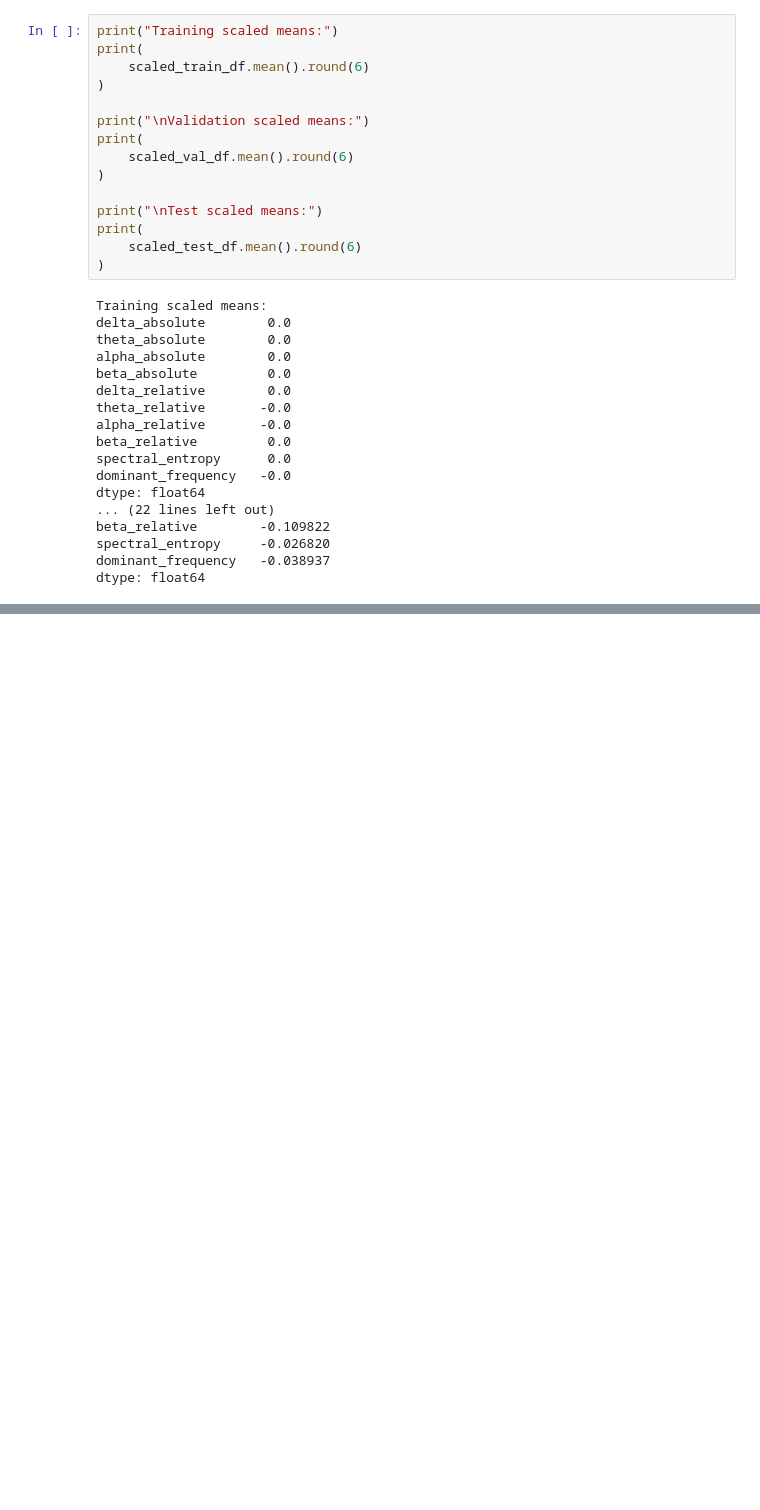
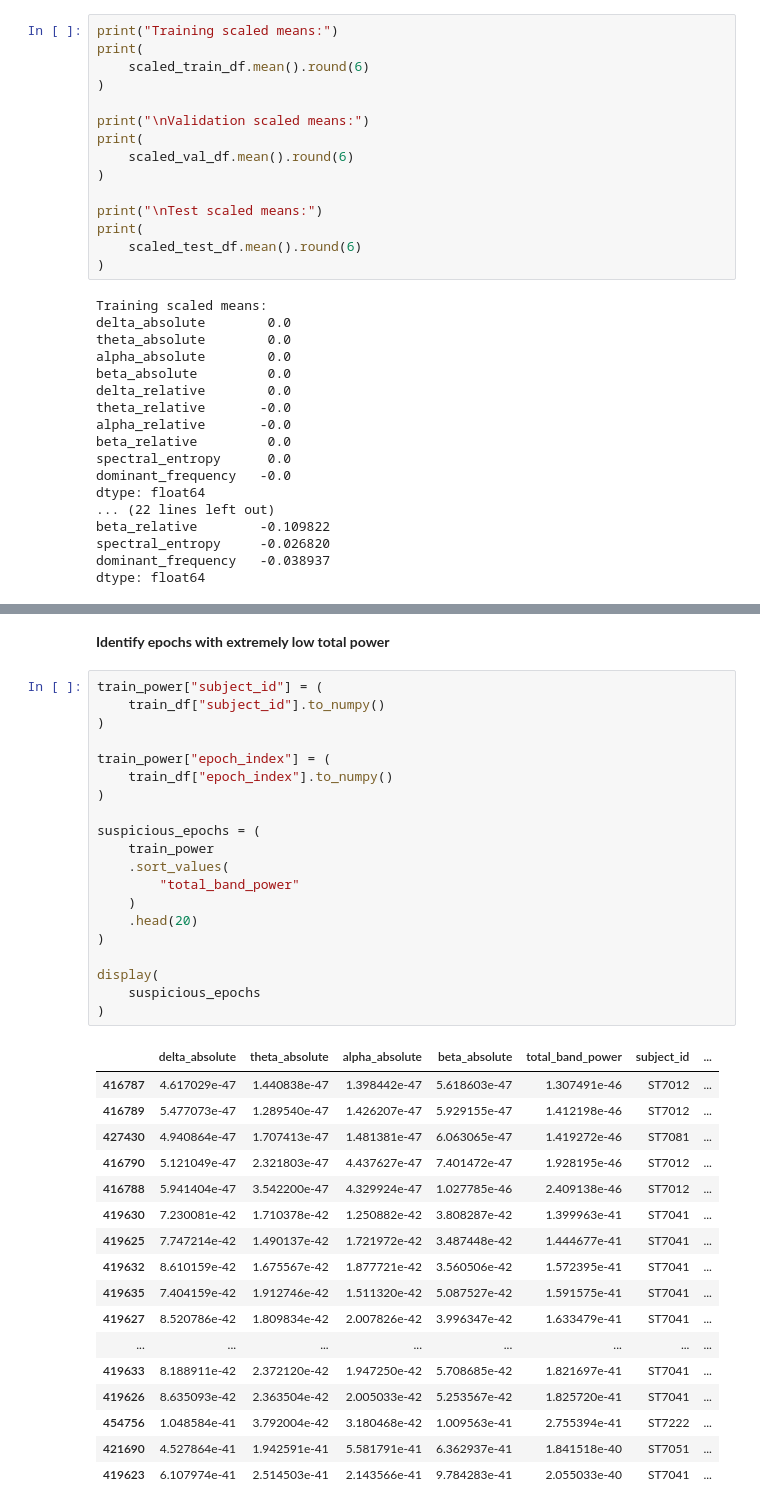
Before and after one commit to ThePral/Sleep-Stage-Prediction, a Jupyter notebook: notebooks/02_dataset_quality_check.ipynb, the cells around one changed output, grey strips where cells are left out. Saved outputs shown, nothing was run; the diff lists cells and outputs as text; blank space fills up the shorter version.

```diff
--- a/notebooks/02_dataset_quality_check.ipynb
+++ b/notebooks/02_dataset_quality_check.ipynb
@@ -1329,0 +1427,40 @@ dtype: float64
+# %% [markdown]
+**Identify epochs with extremely low total power**
+# %%
+train_power["subject_id"] = (
+    train_df["subject_id"].to_numpy()
+)
+
+train_power["epoch_index"] = (
+    train_df["epoch_index"].to_numpy()
+)
+
+suspicious_epochs = (
+    train_power
+    .sort_values(
+        "total_band_power"
+    )
+    .head(20)
+)
+
+display(
+    suspicious_epochs
+)
+# %% [output]
+|  | delta_absolute | theta_absolute | alpha_absolute | beta_absolute | total_band_power | subject_id | ... |
+| 416787 | 4.617029e-47 | 1.440838e-47 | 1.398442e-47 | 5.618603e-47 | 1.307491e-46 | ST7012 | ... |
+| 416789 | 5.477073e-47 | 1.289540e-47 | 1.426207e-47 | 5.929155e-47 | 1.412198e-46 | ST7012 | ... |
+| 427430 | 4.940864e-47 | 1.707413e-47 | 1.481381e-47 | 6.063065e-47 | 1.419272e-46 | ST7081 | ... |
+| 416790 | 5.121049e-47 | 2.321803e-47 | 4.437627e-47 | 7.401472e-47 | 1.928195e-46 | ST7012 | ... |
+| 416788 | 5.941404e-47 | 3.542200e-47 | 4.329924e-47 | 1.027785e-46 | 2.409138e-46 | ST7012 | ... |
+| 419630 | 7.230081e-42 | 1.710378e-42 | 1.250882e-42 | 3.808287e-42 | 1.399963e-41 | ST7041 | ... |
+| 419625 | 7.747214e-42 | 1.490137e-42 | 1.721972e-42 | 3.487448e-42 | 1.444677e-41 | ST7041 | ... |
+| 419632 | 8.610159e-42 | 1.675567e-42 | 1.877721e-42 | 3.560506e-42 | 1.572395e-41 | ST7041 | ... |
+| 419635 | 7.404159e-42 | 1.912746e-42 | 1.511320e-42 | 5.087527e-42 | 1.591575e-41 | ST7041 | ... |
+| 419627 | 8.520786e-42 | 1.809834e-42 | 2.007826e-42 | 3.996347e-42 | 1.633479e-41 | ST7041 | ... |
+| ... | ... | ... | ... | ... | ... | ... | ... |
+| 419633 | 8.188911e-42 | 2.372120e-42 | 1.947250e-42 | 5.708685e-42 | 1.821697e-41 | ST7041 | ... |
+| 419626 | 8.635093e-42 | 2.363504e-42 | 2.005033e-42 | 5.253567e-42 | 1.825720e-41 | ST7041 | ... |
+| 454756 | 1.048584e-41 | 3.792004e-42 | 3.180468e-42 | 1.009563e-41 | 2.755394e-41 | ST7222 | ... |
+| 421690 | 4.527864e-41 | 1.942591e-41 | 5.581791e-41 | 6.362937e-41 | 1.841518e-40 | ST7051 | ... |
+| 419623 | 6.107974e-41 | 2.514503e-41 | 2.143566e-41 | 9.784283e-41 | 2.055033e-40 | ST7041 | ... |
```
Also changed, not shown: parts of 14 cells of this notebook.
